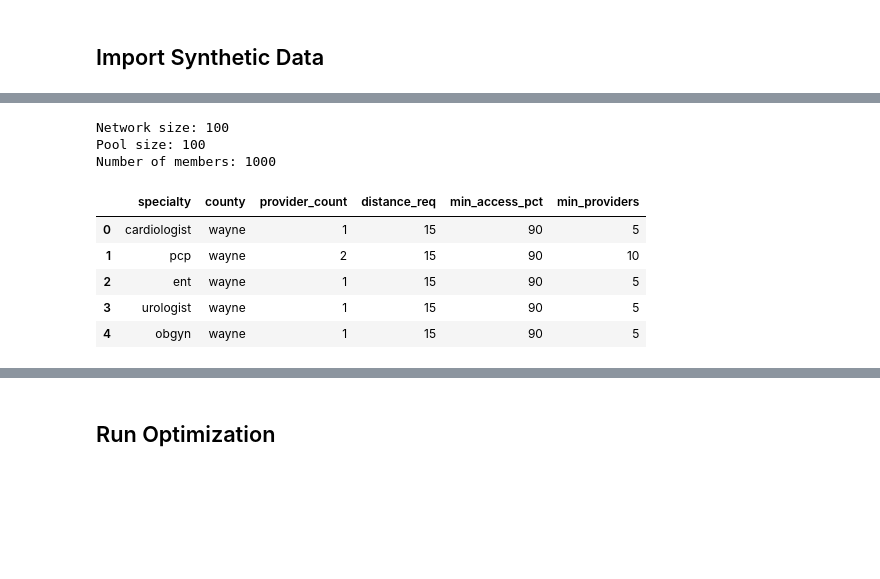
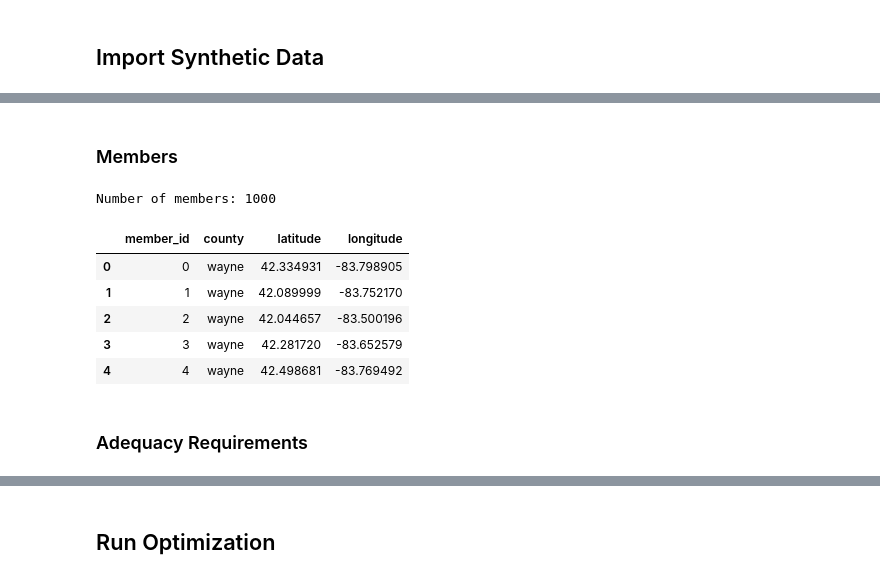
Before and after one commit to andrewdoto13/network_optimization, a Jupyter notebook: src/test_optimizer.ipynb, the cells around one changed output, grey strips where cells are left out. Cells and saved outputs as stored; diff of their text form; code cells hidden in the pictures; blank space fills up the shorter version.

```diff
--- a/src/test_optimizer.ipynb
+++ b/src/test_optimizer.ipynb
@@ -17,15 +35,15 @@ synth_reqs = sdg.synth_reqs
+# %% [markdown]
+### Members
 # %%
-print(f"Network size: {len(synth_network)}")
-print(f"Pool size: {len(synth_pool)}")
 print(f"Number of members: {len(synth_members)}")
-synth_reqs
+synth_members.head()
 # %% [output]
-Network size: 100
-Pool size: 100
 Number of members: 1000
-|  | specialty | county | provider_count | distance_req | min_access_pct | min_providers |
-| 0 | cardiologist | wayne | 1 | 15 | 90 | 5 |
-| 1 | pcp | wayne | 2 | 15 | 90 | 10 |
-| 2 | ent | wayne | 1 | 15 | 90 | 5 |
-| 3 | urologist | wayne | 1 | 15 | 90 | 5 |
-| 4 | obgyn | wayne | 1 | 15 | 90 | 5 |
+|  | member_id | county | latitude | longitude |
+| 0 | 0 | wayne | 42.334931 | -83.798905 |
+| 1 | 1 | wayne | 42.089999 | -83.752170 |
+| 2 | 2 | wayne | 42.044657 | -83.500196 |
+| 3 | 3 | wayne | 42.281720 | -83.652579 |
+| 4 | 4 | wayne | 42.498681 | -83.769492 |
+# %% [markdown]
+### Adequacy Requirements
```
Also changed, not shown: parts of 23 cells of this notebook, 1 other file.
